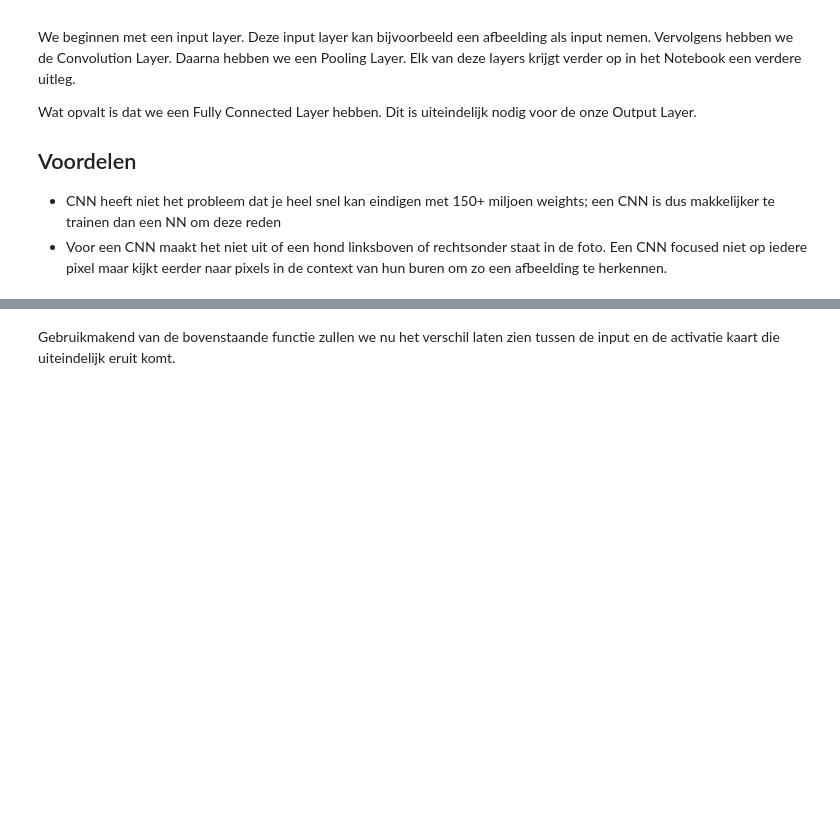
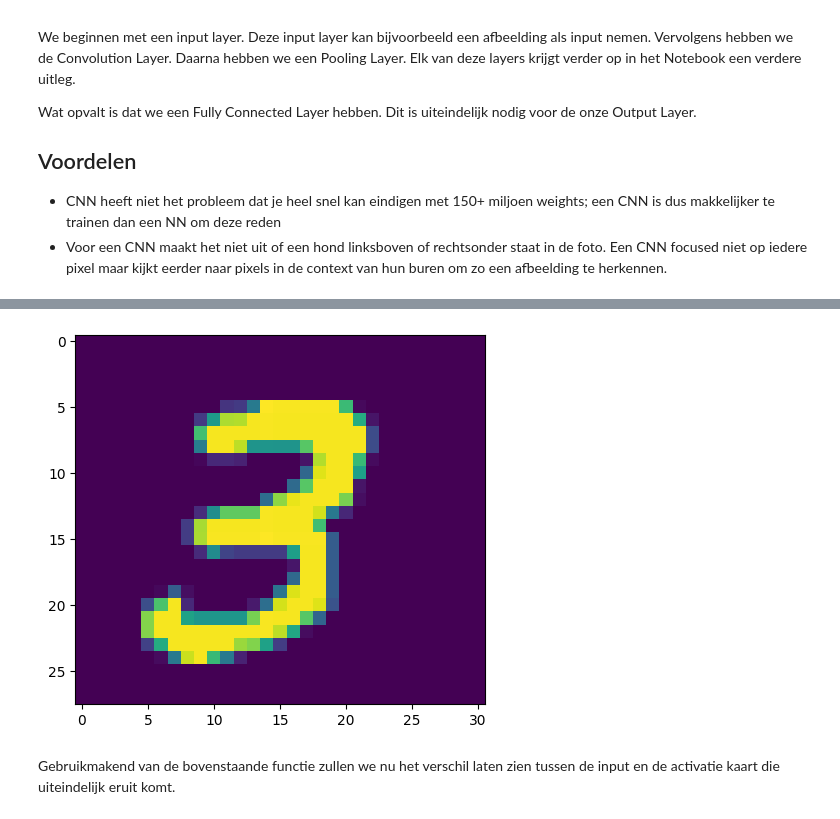
Before and after one commit to DvnGBulletZz/Computer_Vision_Kenan, a Jupyter notebook: module6/2-CNN-layers_explained.ipynb, the cells around one changed output, grey strips where cells are left out. Saved outputs shown, nothing was run; the diff lists cells and outputs as text; code cells hidden in the pictures; blank space fills up the shorter version.

```diff
--- a/module6/2-CNN-layers_explained.ipynb
+++ b/module6/2-CNN-layers_explained.ipynb
@@ -50,10 +50,12 @@ Om te kijken wat nou het effect is van zo'n filter wordt er hieronder van jullie
 # %%
 X_train, y_train = load_train()
 
 # TODO selecteer een cijfer uit de training set
-image_to_filter =  X_train[3]
+image_to_filter =  X_train[7]
 plt.imshow(image_to_filter)
 plt.show()
+# %% [output]
+[figure, added]
 # %%
 def convolve(image, filt):
     """
```
Also changed, not shown: parts of 14 cells of this notebook, 16 other files.
